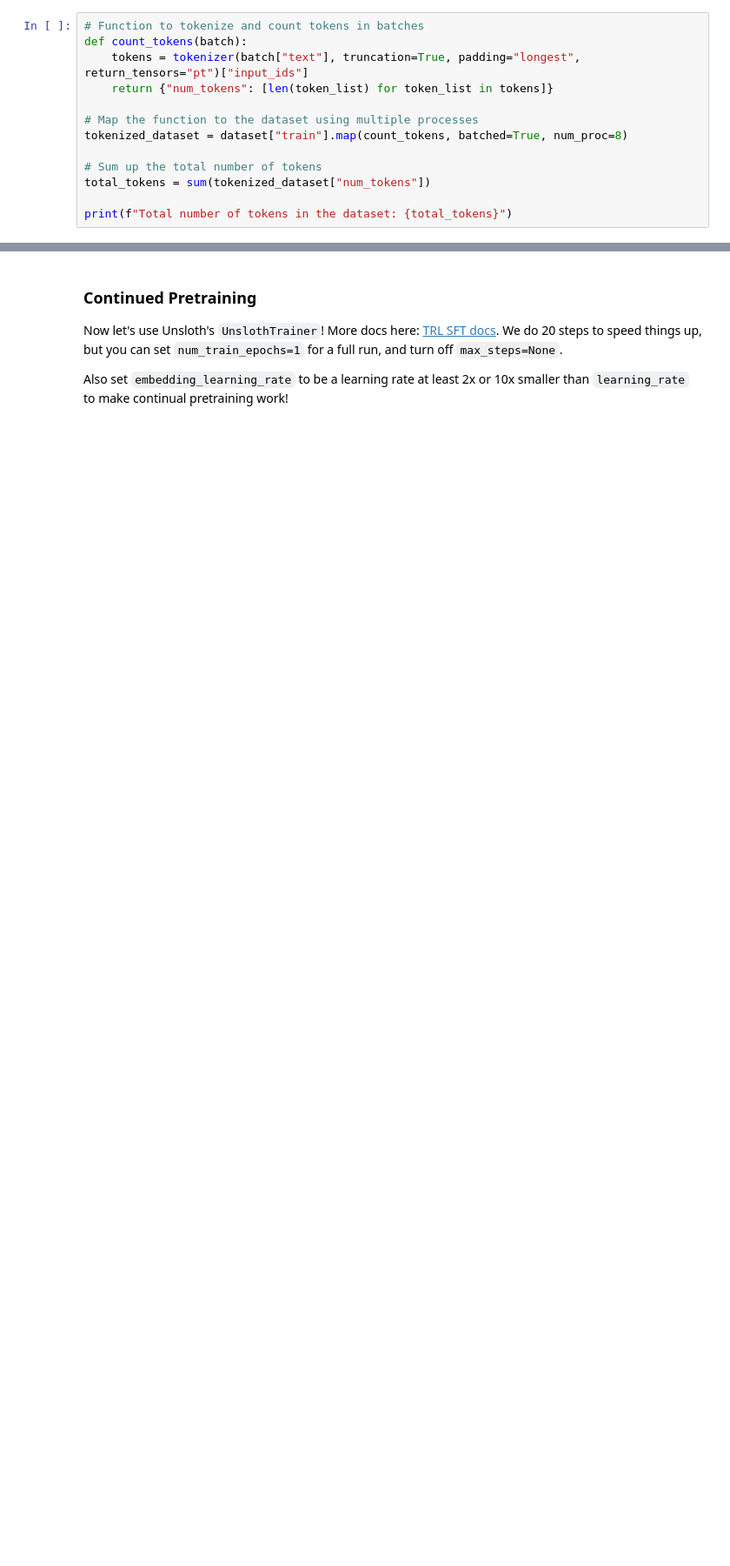
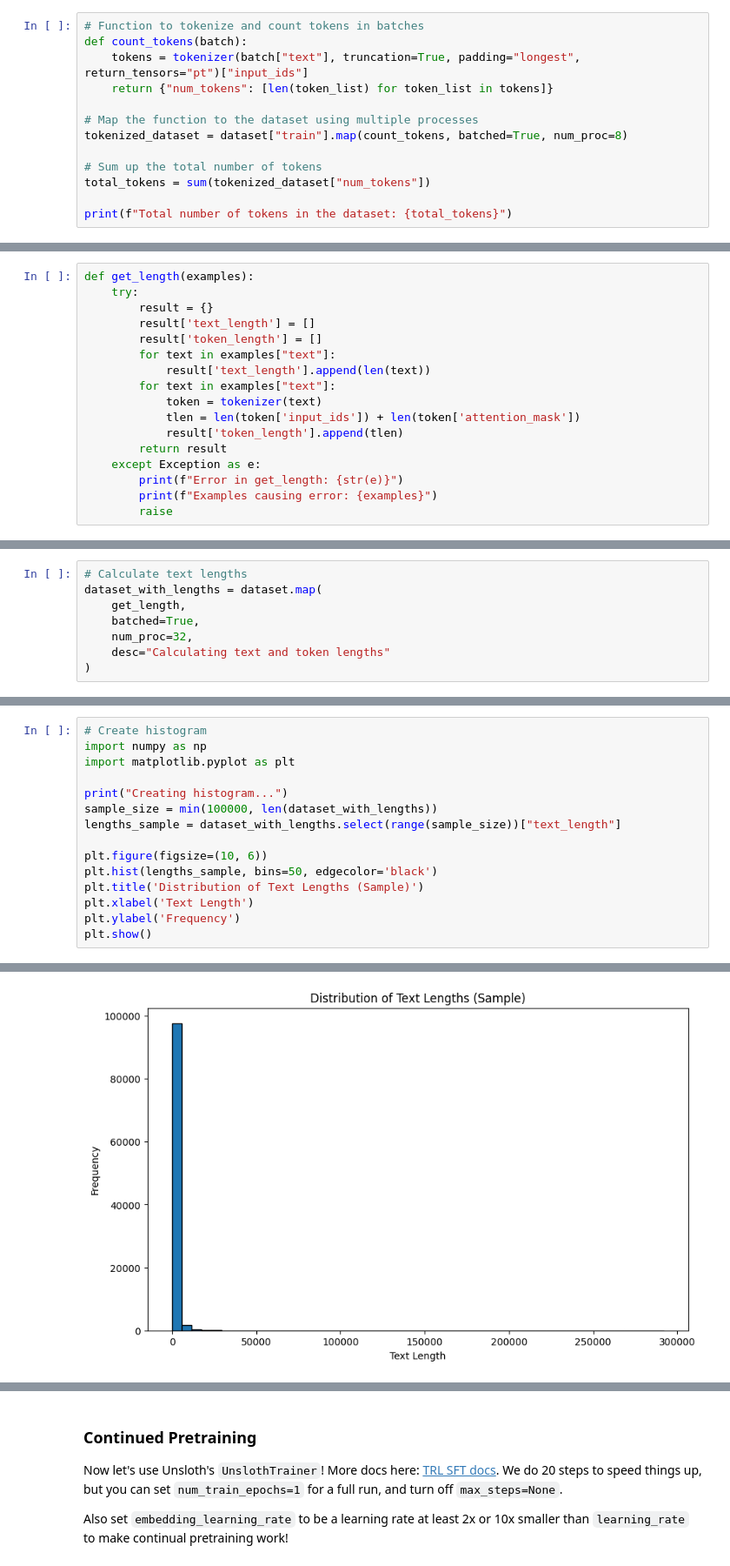
Before and after one commit to BanglaLLM/bangla-llama, a Jupyter notebook: Pretraining_and_finetuning_Llama3_with_Bangla2Bdata.ipynb, the cells around one changed output, grey strips where cells are left out. Shown at 87% size. Saved outputs shown, nothing was run; the diff lists cells and outputs as text; blank space fills up the shorter version.

Commit message:
Updated ipynb after data investigation with uonlp culturaX dataset

```diff
--- a/Pretraining_and_finetuning_Llama3_with_Bangla2Bdata.ipynb
+++ b/Pretraining_and_finetuning_Llama3_with_Bangla2Bdata.ipynb
@@ -863,0 +1914,17 @@ print(f"Total number of tokens in the dataset: {total_tokens}")
+# %%
+def get_length(examples):
+    try:
+        result = {}
+        result['text_length'] = []
+        result['token_length'] = []
+        for text in examples["text"]:
+            result['text_length'].append(len(text))
+        for text in examples["text"]:
+            token = tokenizer(text)
+            tlen = len(token['input_ids']) + len(token['attention_mask'])
+            result['token_length'].append(tlen)
+        return result
+    except Exception as e:
+        print(f"Error in get_length: {str(e)}")
+        print(f"Examples causing error: {examples}")
+        raise
@@ -863,0 +1969,8 @@ print(f"Total number of tokens in the dataset: {total_tokens}")
+# %%
+# Calculate text lengths
+dataset_with_lengths = dataset.map(
+    get_length,
+    batched=True,
+    num_proc=32,
+    desc="Calculating text and token lengths"
+)
@@ -863,0 +2248,16 @@ print(f"Total number of tokens in the dataset: {total_tokens}")
+# %%
+# Create histogram
+import numpy as np
+import matplotlib.pyplot as plt
+
+print("Creating histogram...")
+sample_size = min(100000, len(dataset_with_lengths))
+lengths_sample = dataset_with_lengths.select(range(sample_size))["text_length"]
+
+plt.figure(figsize=(10, 6))
+plt.hist(lengths_sample, bins=50, edgecolor='black')
+plt.title('Distribution of Text Lengths (Sample)')
+plt.xlabel('Text Length')
+plt.ylabel('Frequency')
+plt.show()
+# %% [output]
@@ -863,0 +2265 @@ print(f"Total number of tokens in the dataset: {total_tokens}")
+[figure, added]
```
Also changed, not shown: parts of 71 cells of this notebook, 2 other files.
